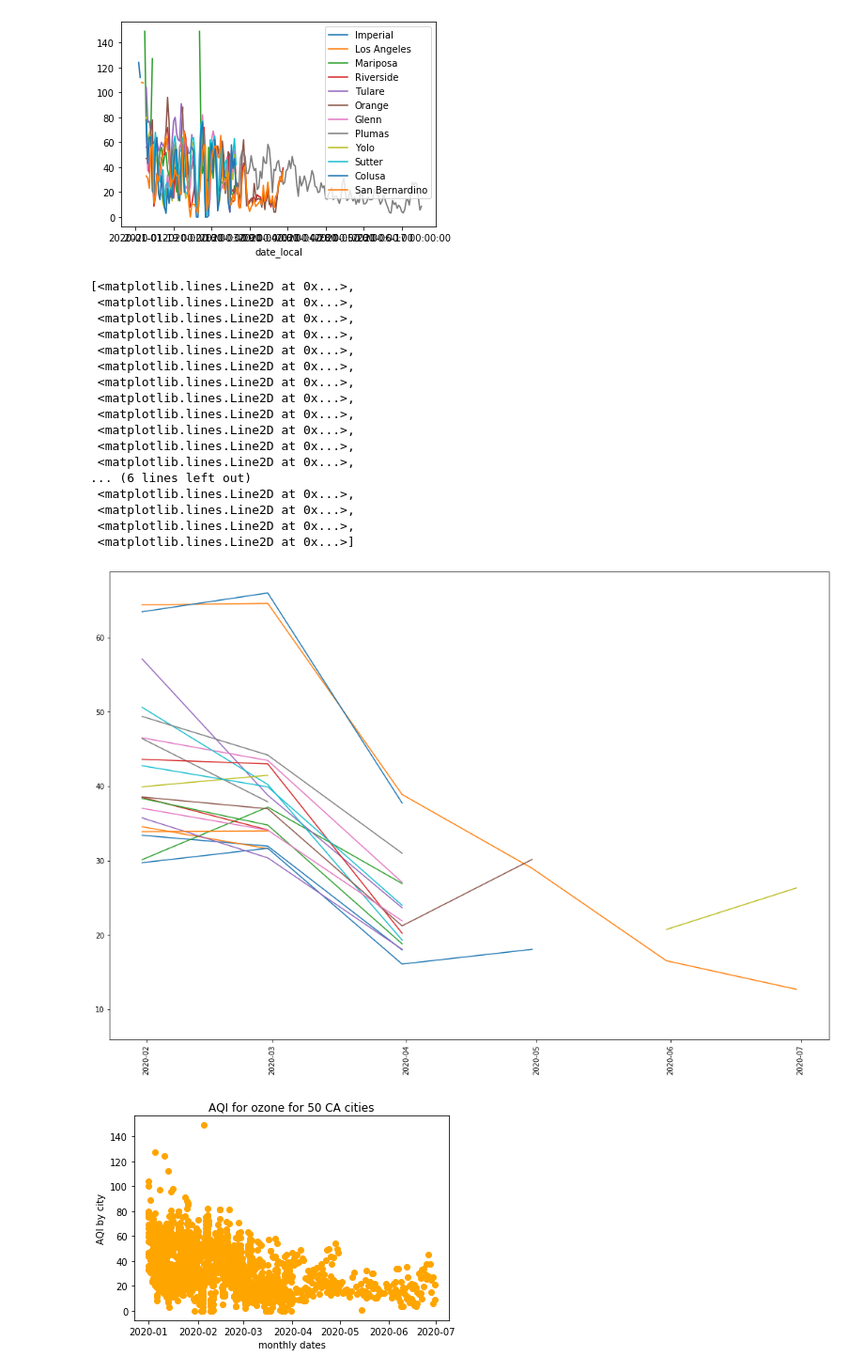
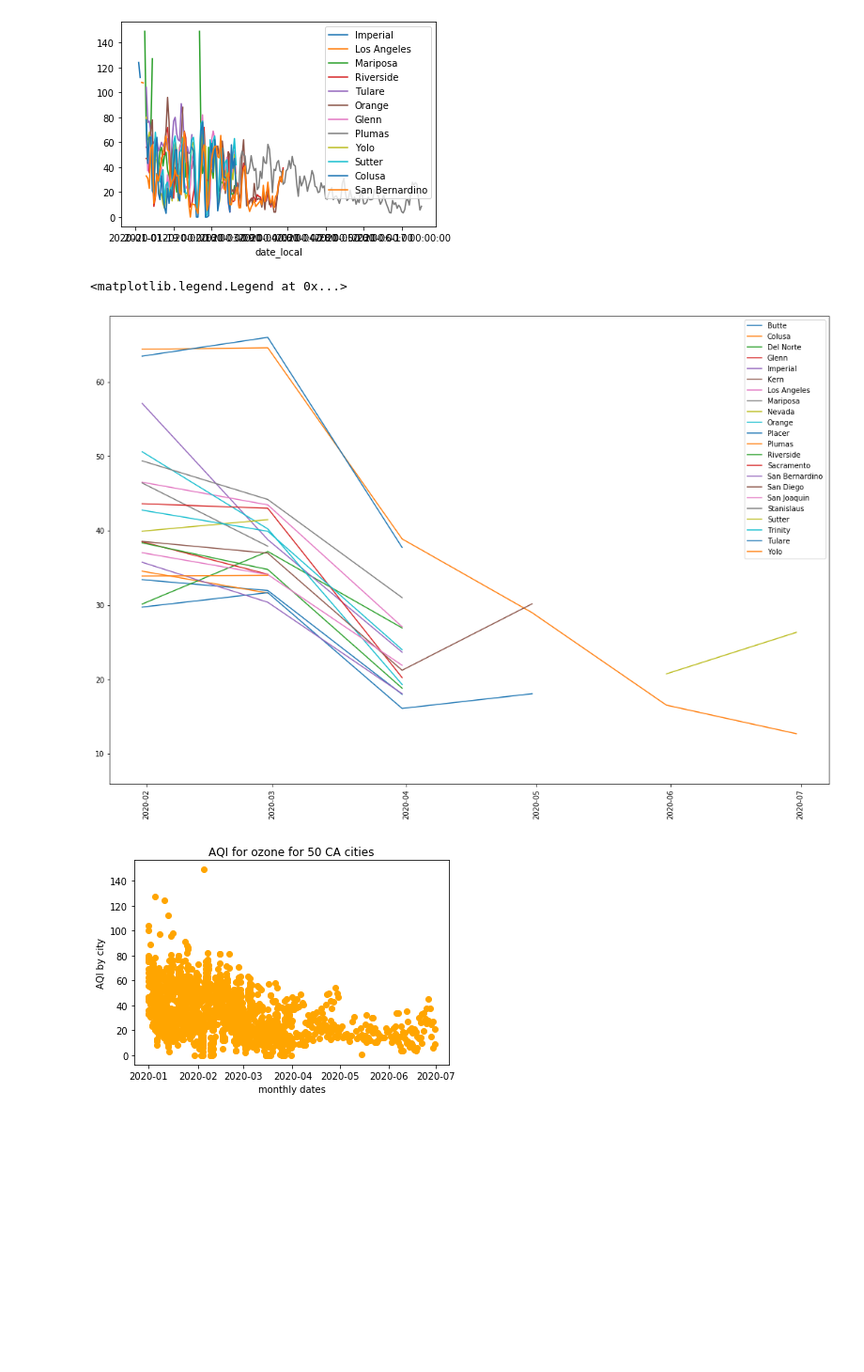
Before and after one commit to TrentELittle/BootcampProject1, a Jupyter notebook: project_main.ipynb, the cells around one changed output. Shown at 94% size. Saved outputs shown, nothing was run; the diff lists cells and outputs as text; code cells hidden in the pictures; blank space fills up the shorter version.

Commit message:
added legend and more comments
I added a legend to the main graph on counites and comments to explain the cleaning steps

```diff
--- a/project_main.ipynb
+++ b/project_main.ipynb
@@ -155,28 +152,13 @@ cali_merge_df.plot()
 # %%
 fig, ax = plt.subplots(figsize=(18,12))
 plt.xticks(rotation = 90)
 x_values = cali_monthly.index
 y_values = cali_monthly
 plt.plot(x_values,y_values)
+ax.legend(cali_monthly)
 # %% [output]
-[<matplotlib.lines.Line2D at 0x...>,
- <matplotlib.lines.Line2D at 0x...>,
- <matplotlib.lines.Line2D at 0x...>,
- <matplotlib.lines.Line2D at 0x...>,
- <matplotlib.lines.Line2D at 0x...>,
- <matplotlib.lines.Line2D at 0x...>,
- <matplotlib.lines.Line2D at 0x...>,
- <matplotlib.lines.Line2D at 0x...>,
- <matplotlib.lines.Line2D at 0x...>,
- <matplotlib.lines.Line2D at 0x...>,
- <matplotlib.lines.Line2D at 0x...>,
- <matplotlib.lines.Line2D at 0x...>,
-... (6 lines left out)
- <matplotlib.lines.Line2D at 0x...>,
- <matplotlib.lines.Line2D at 0x...>,
- <matplotlib.lines.Line2D at 0x...>,
- <matplotlib.lines.Line2D at 0x...>]
+<matplotlib.legend.Legend at 0x...>
-[figure, old version]
+[figure, new version]
 # %%
 x_axis = group2_cali.index
 x_lim = group2_cali
```
Also changed, not shown: parts of 2 cells of this notebook.
